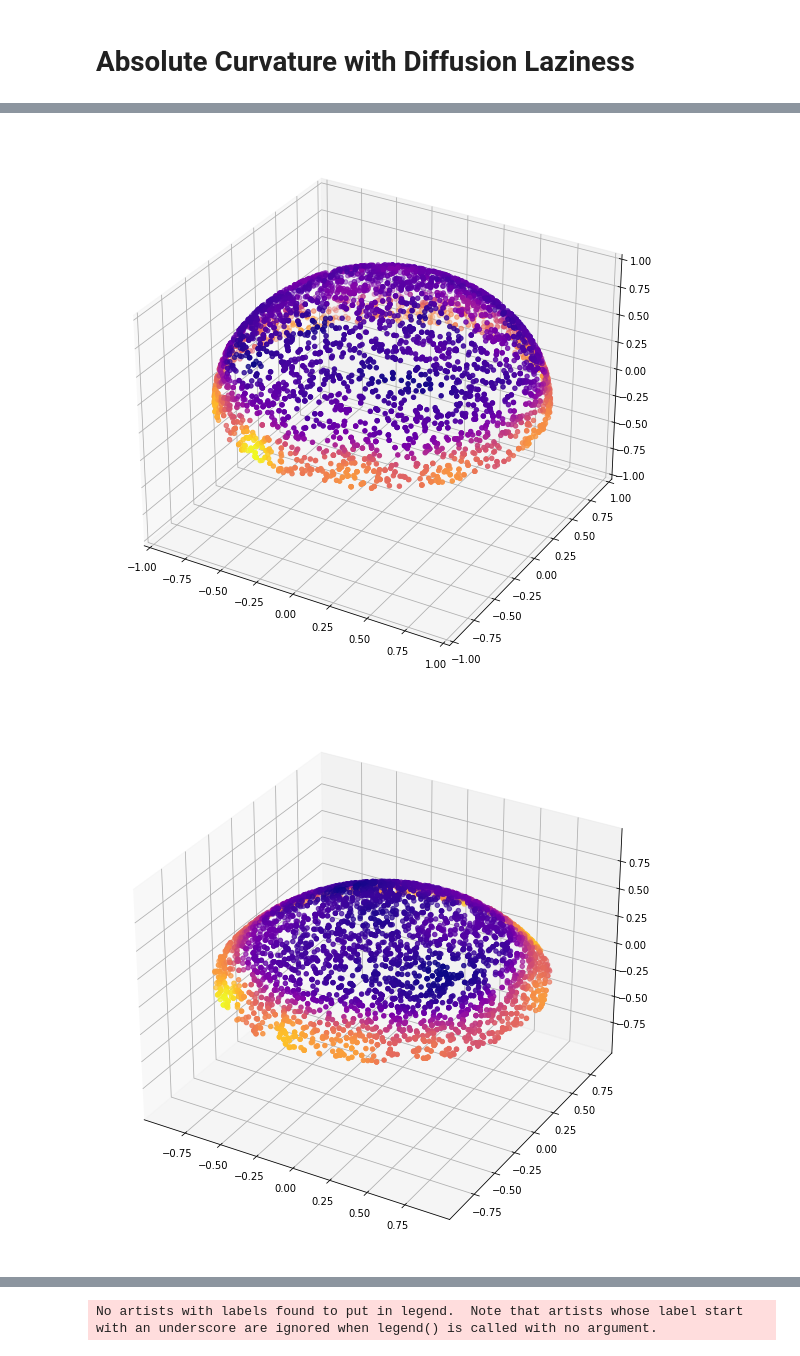
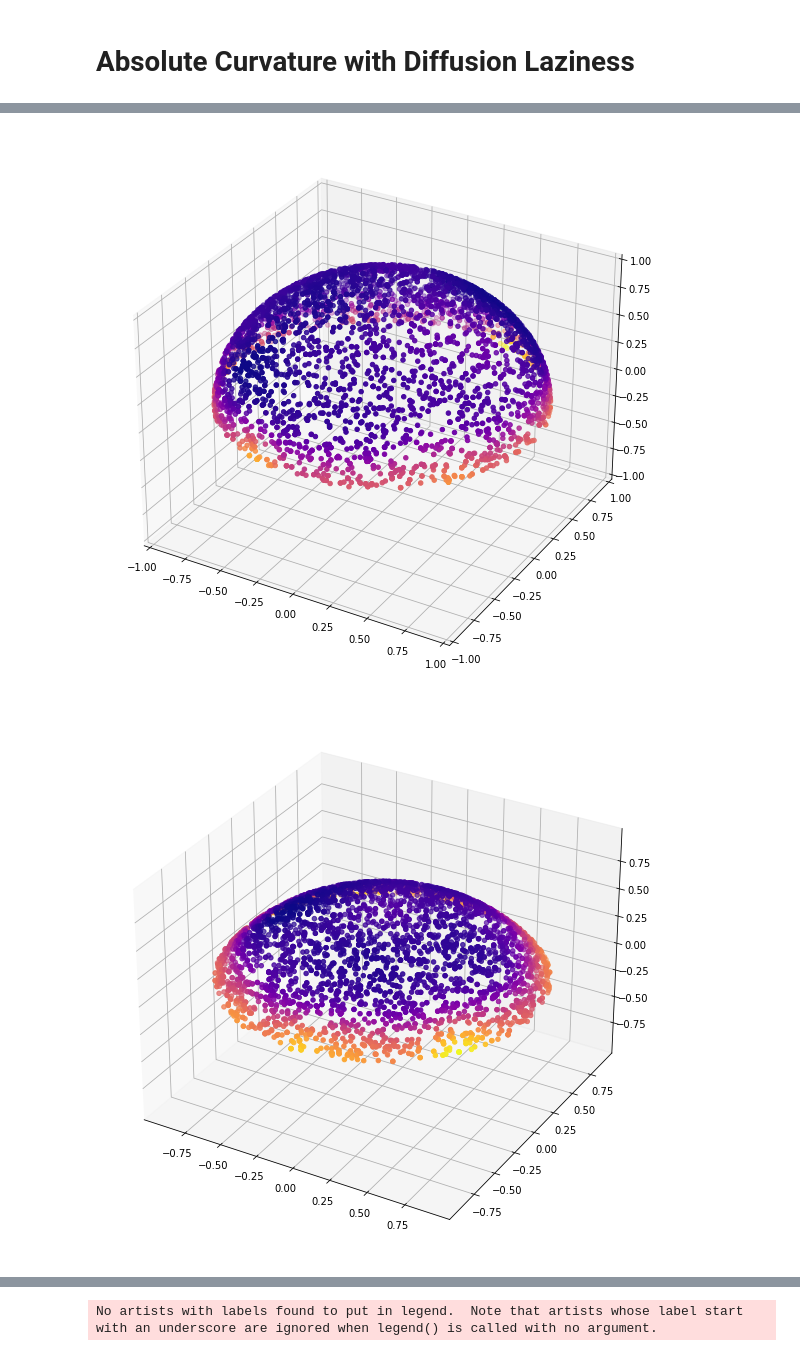
Before and after one commit to professorwug/diffusion-curvature-old, a Jupyter notebook: Absolute Curvature with Laziness.ipynb, the cells around one changed output, grey strips where cells are left out. Cells and saved outputs as stored; diff of their text form; code cells hidden in the pictures.

Commit message:
Added avg transition probability curvature and tests

```diff
--- a/Absolute Curvature with Laziness.ipynb
+++ b/Absolute Curvature with Laziness.ipynb
@@ -27,9 +24,9 @@ X = X / max_len
 min_z = np.min(X[:,2])
 X[:,2] -= min_z
 # Get diffusion matrix
-P = diffusion_curvature.core.DiffusionMatrix(X,kernel_type='adaptive')
+P = diffusion_curvature.core.DiffusionMatrix(X,kernel_type='adaptive',sigma=0.3)
 P_t = np.linalg.matrix_power(P,diffusion_powers)
-ks = laziness.curvature(P, diffusion_powers=diffusion_powers,aperture=20, smoothing=1, verbose = False, return_density = False)
+ks = laziness.curvature(P, diffusion_powers=diffusion_powers,aperture=20, smoothing=1, verbose = False, return_density = False, avg_transition_probability=True)
 
 plot_3d(X,P[0])
 plot_3d(X,P_t[0])
@@ -43,33 +39,33 @@ diffusion_powers = 8
 normalized = False
 radii = [1,2,3,4,5,6,7,8,9,10]
 mean_ks = []
 for radius in radii:
     dsphere = tadasets.dsphere(n=num_points*2**(radius), d= 3 - 1, r=radius)
     polar_cap = dsphere[dsphere[:,2] > radius - 1]
     X = polar_cap[np.random.choice(np.arange(len(polar_cap)),num_points)].astype('float32')
     # normalize the points so that the expansion in the x-y plane has norm 1
     max_len = np.max(np.linalg.norm(X[:,:2],axis=1))
     X = X / max_len
     # recenter the z axis to zero.
     min_z = np.min(X[:,2])
     X[:,2] -= min_z
     # Get diffusion matrix
     P = diffusion_curvature.core.DiffusionMatrix(X,kernel_type='anisotropic',sigma=0.1)
-    ks = laziness.curvature(P, diffusion_powers=diffusion_powers,aperture=100, smoothing=1, verbose = False, return_density = False)
+    ks = laziness.curvature(P, diffusion_powers=diffusion_powers,aperture=100, smoothing=1, verbose = False, return_density = False, avg_transition_probability=True)
     plot_3d(X,ks)
 
     # find the highest 50% of points and average their curvatures
     highest_idxs = np.argsort(X[:,2])[:int(num_points*0.5)]
     avg_k = np.mean(ks[highest_idxs])
     mean_ks.append(avg_k)
 
 fig, ax = plt.subplots(1)
 ax.plot(radii,mean_ks)
 ax.legend()
 ax.set_title(f"Avg Laziness $P^{diffusion_powers}$")
 plt.xlabel("Radius of sphere")
 plt.ylabel("Laziness")
 plt.show()
 # %% [output]
-[figure, old version]
+[figure, new version]
-[figure, old version]
+[figure, new version]
```
Also changed, not shown: parts of 5 cells of this notebook, 22 other files.
